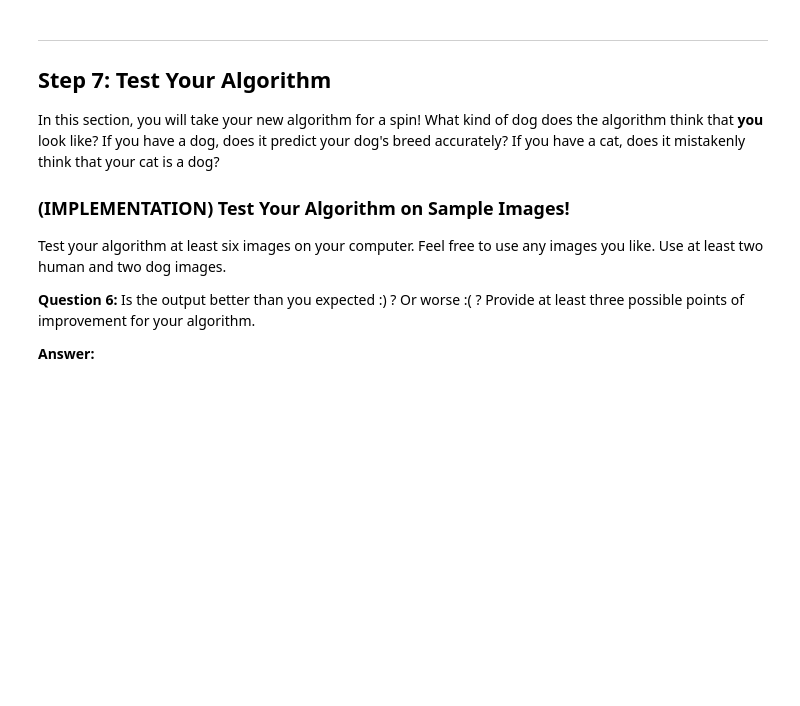
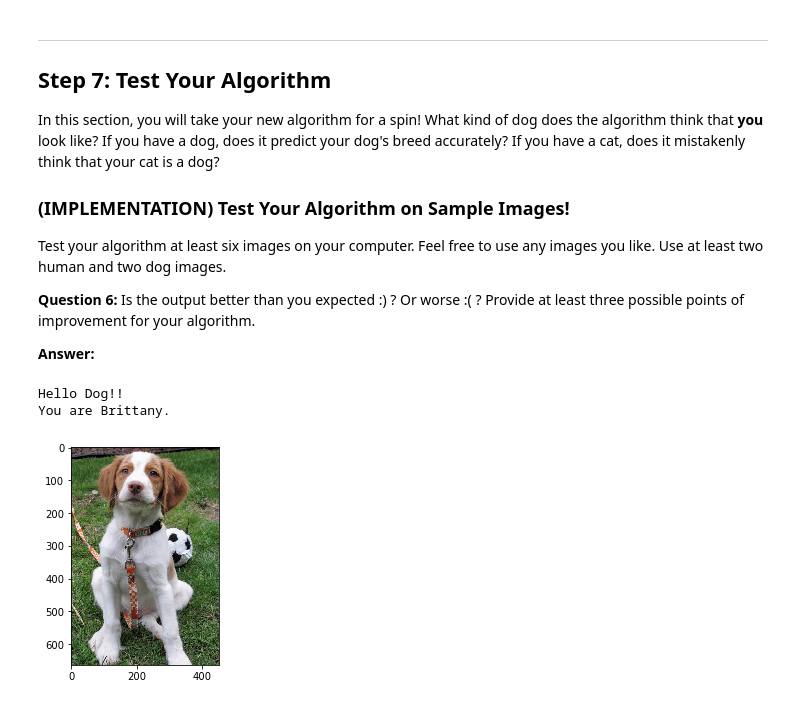
Before and after one commit to manankshastri/DeepLearning, a Jupyter notebook: CNN/Dog/dog_app.ipynb, the cells around one changed output. Drawn from its saved outputs; the diff is of its cells as text; code cells hidden in the pictures; blank space fills up the shorter version.

```diff
--- a/CNN/Dog/dog_app.ipynb
+++ b/CNN/Dog/dog_app.ipynb
@@ -571,7 +569,7 @@ In the code block below, extract the bottleneck features corresponding to the tr
 ### TODO: Obtain bottleneck features from another pre-trained CNN.
 bottleneck_features = np.load('bottleneck_features/DogInceptionV3Data.npz')
 train_InceptionV3 = bottleneck_features['train']
-valid_Inceptionv3 = bottleneck_featues['valid']
+valid_InceptionV3 = bottleneck_features['valid']
 test_InceptionV3 = bottleneck_features['test']
 # %% [markdown]
 ### (IMPLEMENTATION) Model Architecture
@@ -586,7 +584,7 @@ __Answer:__
 # %%
 ### TODO: Define your architecture.
 InceptionV3_model = Sequential()
-InceptionV3_model.add(GlobalAveragePooling2D(input_shape=train_VGG16.shape[1:]))
+InceptionV3_model.add(GlobalAveragePooling2D(input_shape=train_InceptionV3.shape[1:]))
 InceptionV3_model.add(Dense(133, activation='softmax'))
 
 InceptionV3_model.summary()
@@ -606,6 +616,4 @@ You are welcome to [augment the training data](https://blog.keras.io/building-po
 checkpointer = ModelCheckpoint(filepath='saved_models/weights.best.InceptionV3.hdf5',
                                verbose=1, save_best_only=True)
 
-InceptionV3_model.fit(train_InceptionV3, train_targets,
-          validation_data=(valid_VGG16, valid_targets),
-          epochs=20, batch_size=20, callbacks=[checkpointer], verbose=1)
+InceptionV3_model.fit(train_InceptionV3, train_targets, validation_data=(valid_InceptionV3, valid_targets),epochs=20, batch_size=20, callbacks=[checkpointer], verbose=1)
@@ -675,3 +701,20 @@ Some sample output for our algorithm is provided below, but feel free to design
+# %%
+### TODO: Write your algorithm.
+### Feel free to use as many code cells as needed.
+import matplotlib.pyplot as plt
+import matplotlib.image as mpimg
+
+def detector(img_path):
+    img = mpimg.imread(img_path)
+    _ = plt.imshow(img)
+
+    if dog_detector(img_path):
+        print("Hello Dog!!\nYou are %s." % InceptionV3_predict_breed(img_path))
+    elif face_detector(img_path):
+        print("Hello Human!!\nYou look like %s." % InceptionV3_predict_breed(img_path))
+    else:
+        print("Hello Stranger!!\nI can't recognise you.")
+    plt.show()
 # %% [markdown]
 ---
 <a id='step7'></a>
@@ -689,4 +732,9 @@ __Answer:__
 # %%
 ## TODO: Execute your algorithm from Step 6 on
 ## at least 6 images on your computer.
 ## Feel free to use as many code cells as needed.
+detector("images/Brittany_02625.jpg")
+# %% [output]
+Hello Dog!!
+You are Brittany.
+[figure, added]
```
Also changed, not shown: parts of 17 cells of this notebook, 4 other files.
